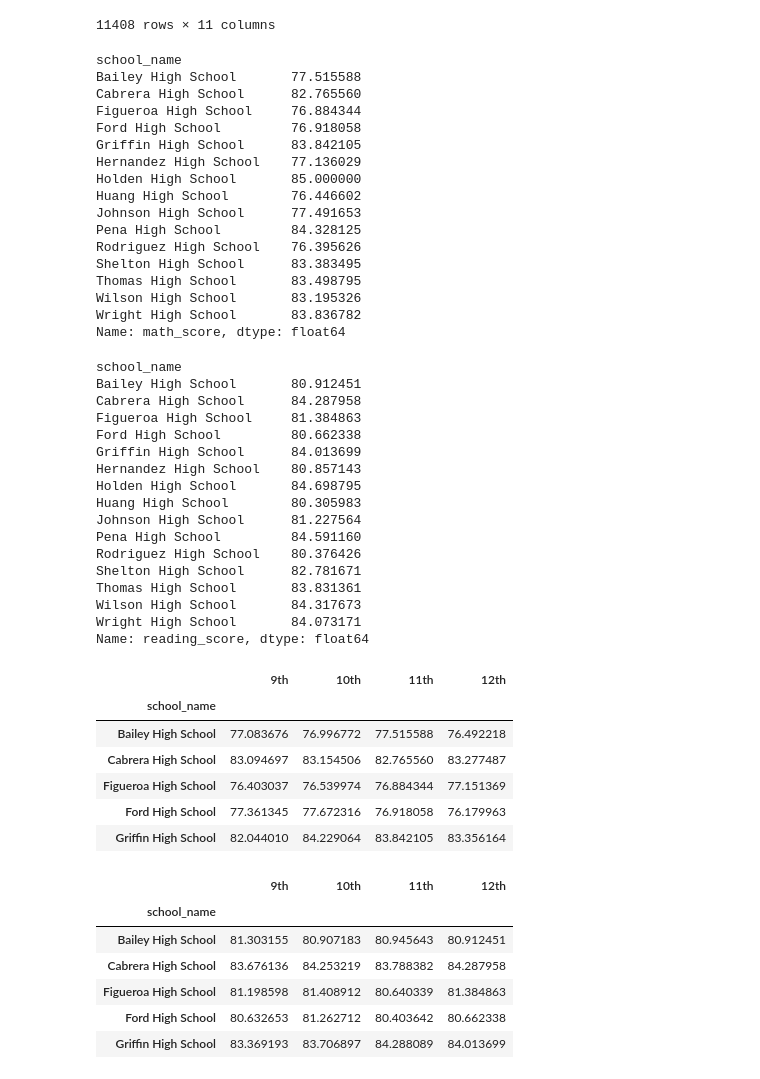
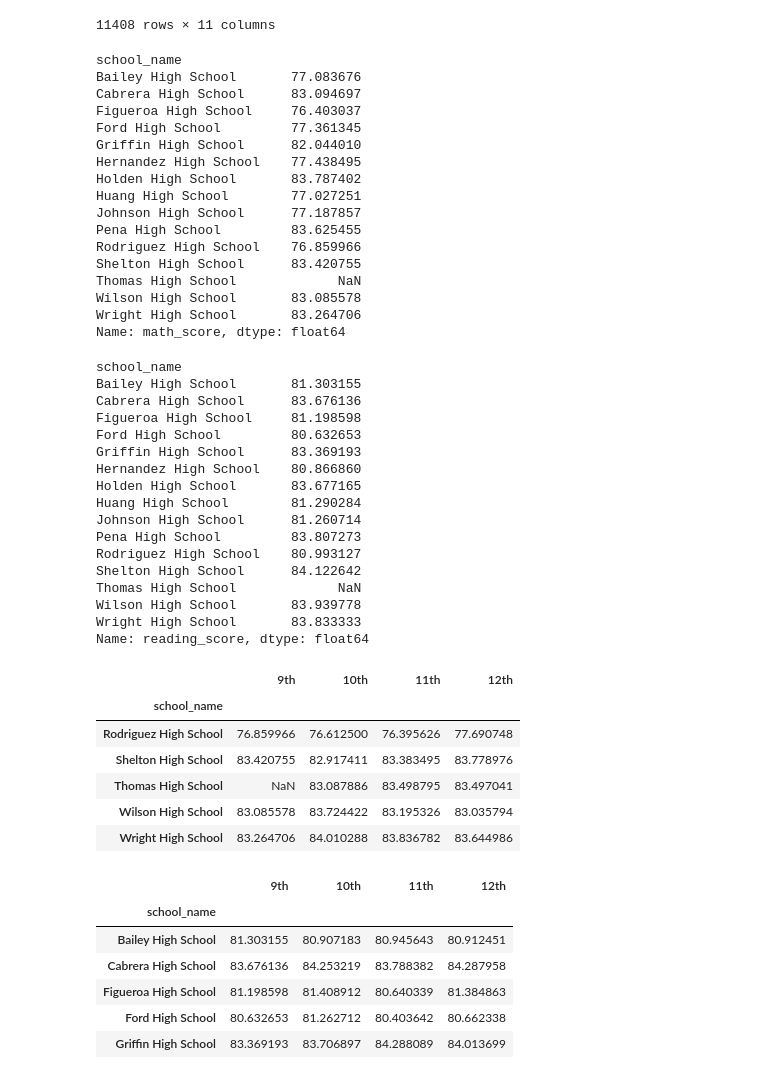
Before and after one commit to italiacardenas/School_District_Analysis, a Jupyter notebook: PyCitySchools_Challenge.ipynb, the cells around one changed output. Saved outputs shown, nothing was run; the diff lists cells and outputs as text; code cells hidden in the pictures.

```diff
--- a/PyCitySchools_Challenge.ipynb
+++ b/PyCitySchools_Challenge.ipynb
@@ -445,6 +472,8 @@ ninth_graders
 | 39167 | 39167 | Rebecca Tanner | F | 9th | Thomas High School | NaN | NaN | 14 | ... |
 11408 rows × 11 columns
 # %%
+# Create a Series of scores by grade levels using conditionals.
+
 # Group each school Series by the school name for the average math score.
 ninth_grade_math_scores = ninth_graders.groupby(["school_name"]).mean()["math_score"]
 
@@ -454,24 +483,24 @@ eleventh_grade_math_scores = eleventh_graders.groupby(["school_name"]).mean()["m
 
 twelfth_grade_math_scores = twelfth_graders.groupby(["school_name"]).mean()["math_score"]
 
-eleventh_grade_math_scores
+ninth_grade_math_scores
 # %% [output]
 school_name
-Bailey High School       77.515588
-Cabrera High School      82.765560
-Figueroa High School     76.884344
-Ford High School         76.918058
-Griffin High School      83.842105
-Hernandez High School    77.136029
-Holden High School       85.000000
-Huang High School        76.446602
-Johnson High School      77.491653
-Pena High School         84.328125
-Rodriguez High School    76.395626
-Shelton High School      83.383495
-Thomas High School       83.498795
-Wilson High School       83.195326
-Wright High School       83.836782
+Bailey High School       77.083676
+Cabrera High School      83.094697
+Figueroa High School     76.403037
+Ford High School         77.361345
+Griffin High School      82.044010
+Hernandez High School    77.438495
+Holden High School       83.787402
+Huang High School        77.027251
+Johnson High School      77.187857
+Pena High School         83.625455
+Rodriguez High School    76.859966
+Shelton High School      83.420755
+Thomas High School             NaN
+Wilson High School       83.085578
+Wright High School       83.264706
 Name: math_score, dtype: float64
 # %%
 # Group each school Series by the school name for the average reading score.
@@ -483,42 +512,42 @@ eleventh_grade_reading_scores = eleventh_graders.groupby(["school_name"]).mean()
 
 twelfth_grade_reading_scores = twelfth_graders.groupby(["school_name"]).mean()["reading_score"]
 
-twelfth_grade_reading_scores
+ninth_grade_reading_scores
 # %% [output]
 school_name
-Bailey High School       80.912451
-Cabrera High School      84.287958
-Figueroa High School     81.384863
-Ford High School         80.662338
-Griffin High School      84.013699
-Hernandez High School    80.857143
-Holden High School       84.698795
-Huang High School        80.305983
-Johnson High School      81.227564
-Pena High School         84.591160
-Rodriguez High School    80.376426
-Shelton High School      82.781671
-Thomas High School       83.831361
-Wilson High School       84.317673
-Wright High School       84.073171
+Bailey High School       81.303155
+Cabrera High School      83.676136
+Figueroa High School     81.198598
+Ford High School         80.632653
+Griffin High School      83.369193
+Hernandez High School    80.866860
+Holden High School       83.677165
+Huang High School        81.290284
+Johnson High School      81.260714
+Pena High School         83.807273
+Rodriguez High School    80.993127
+Shelton High School      84.122642
+Thomas High School             NaN
+Wilson High School       83.939778
+Wright High School       83.833333
 Name: reading_score, dtype: float64
 # %%
 # Combine each Series for average math scores by school into single DataFrame.
 math_scores_by_grade = pd.DataFrame({
                "9th": ninth_grade_math_scores,
                "10th": tenth_grade_math_scores,
                "11th": eleventh_grade_math_scores,
                "12th": twelfth_grade_math_scores})
 
-math_scores_by_grade.head()
+math_scores_by_grade.tail()
 # %% [output]
 |  | 9th | 10th | 11th | 12th |
 | school_name |  |  |  |  |
-| Bailey High School | 77.083676 | 76.996772 | 77.515588 | 76.492218 |
-| Cabrera High School | 83.094697 | 83.154506 | 82.765560 | 83.277487 |
-| Figueroa High School | 76.403037 | 76.539974 | 76.884344 | 77.151369 |
-| Ford High School | 77.361345 | 77.672316 | 76.918058 | 76.179963 |
-| Griffin High School | 82.044010 | 84.229064 | 83.842105 | 83.356164 |
+| Rodriguez High School | 76.859966 | 76.612500 | 76.395626 | 77.690748 |
+| Shelton High School | 83.420755 | 82.917411 | 83.383495 | 83.778976 |
+| Thomas High School | NaN | 83.087886 | 83.498795 | 83.497041 |
+| Wilson High School | 83.085578 | 83.724422 | 83.195326 | 83.035794 |
+| Wright High School | 83.264706 | 84.010288 | 83.836782 | 83.644986 |
 # %%
 # Combine each Series for average reading scores by school into single DataFrame.
 reading_scores_by_grade = pd.DataFrame({
```
Also changed, not shown: parts of 12 cells of this notebook, 1 other file.
